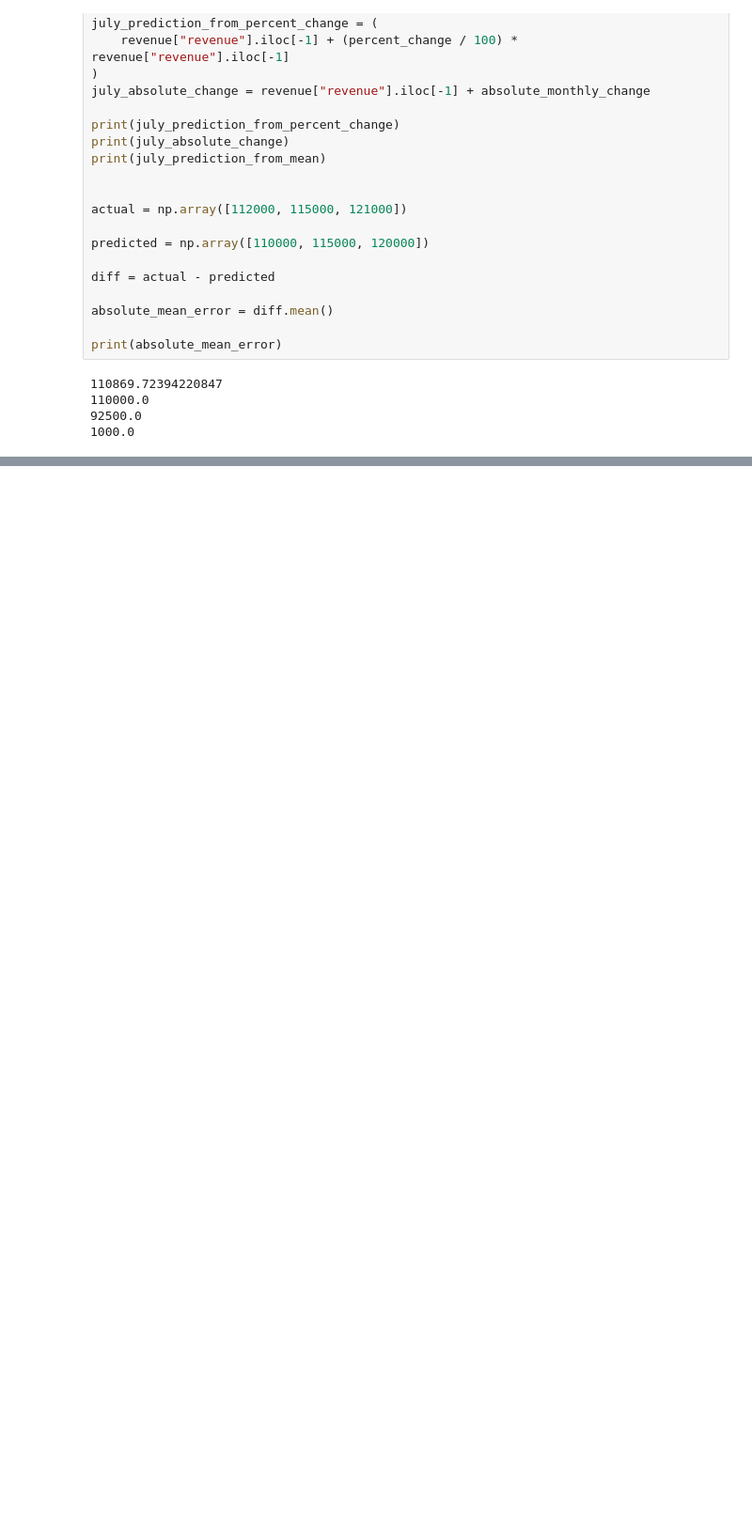
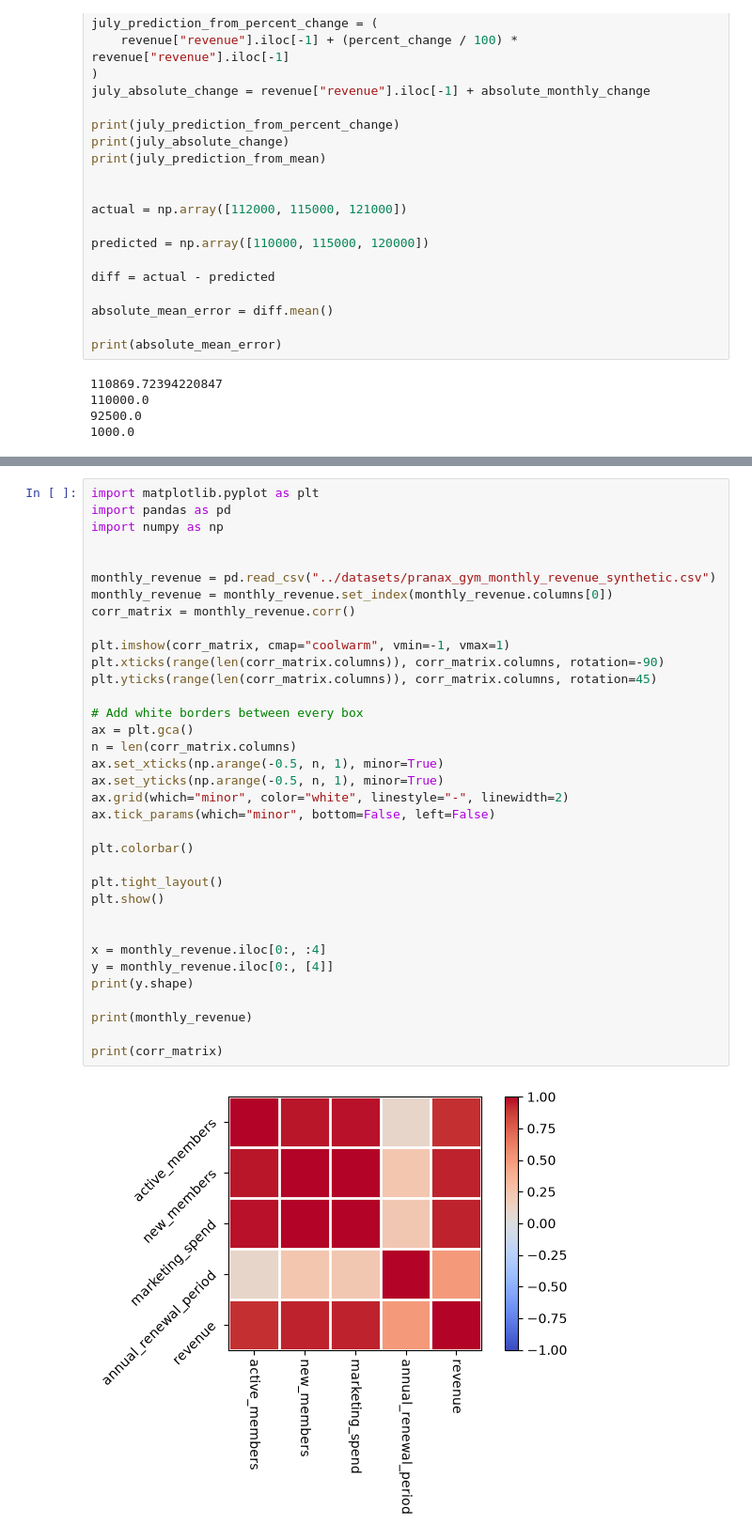
Before and after one commit to mr-talukdar/pranax-ai, a Jupyter notebook: notebooks/day_05_first_statistical_model.ipynb, the cells around one changed output, grey strips where cells are left out. Shown at 94% size. Drawn from its saved outputs; the diff is of its cells as text; blank space fills up the shorter version.

```diff
--- a/notebooks/day_05_first_statistical_model.ipynb
+++ b/notebooks/day_05_first_statistical_model.ipynb
@@ -41,0 +65,37 @@ print(absolute_mean_error)
+# %%
+import matplotlib.pyplot as plt
+import pandas as pd
+import numpy as np
+
+
+monthly_revenue = pd.read_csv("../datasets/pranax_gym_monthly_revenue_synthetic.csv")
+monthly_revenue = monthly_revenue.set_index(monthly_revenue.columns[0])
+corr_matrix = monthly_revenue.corr()
+
+plt.imshow(corr_matrix, cmap="coolwarm", vmin=-1, vmax=1)
+plt.xticks(range(len(corr_matrix.columns)), corr_matrix.columns, rotation=-90)
+plt.yticks(range(len(corr_matrix.columns)), corr_matrix.columns, rotation=45)
+
+# Add white borders between every box
+ax = plt.gca()
+n = len(corr_matrix.columns)
+ax.set_xticks(np.arange(-0.5, n, 1), minor=True)
+ax.set_yticks(np.arange(-0.5, n, 1), minor=True)
+ax.grid(which="minor", color="white", linestyle="-", linewidth=2)
+ax.tick_params(which="minor", bottom=False, left=False)
+
+plt.colorbar()
+
+plt.tight_layout()
+plt.show()
+
+
+x = monthly_revenue.iloc[0:, :4]
+y = monthly_revenue.iloc[0:, [4]]
+print(y.shape)
+
+print(monthly_revenue)
+
+print(corr_matrix)
+# %% [output]
+[figure, added]
```
Also changed, not shown: parts of 3 cells of this notebook, 3 other files.
